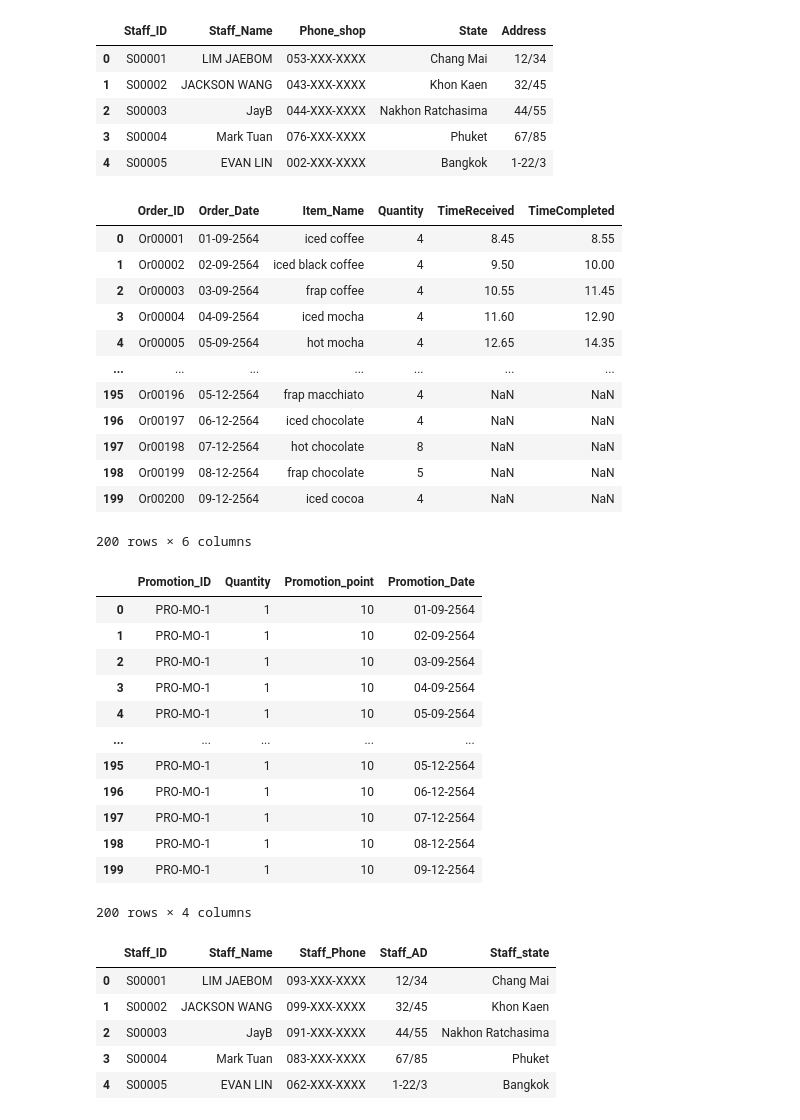
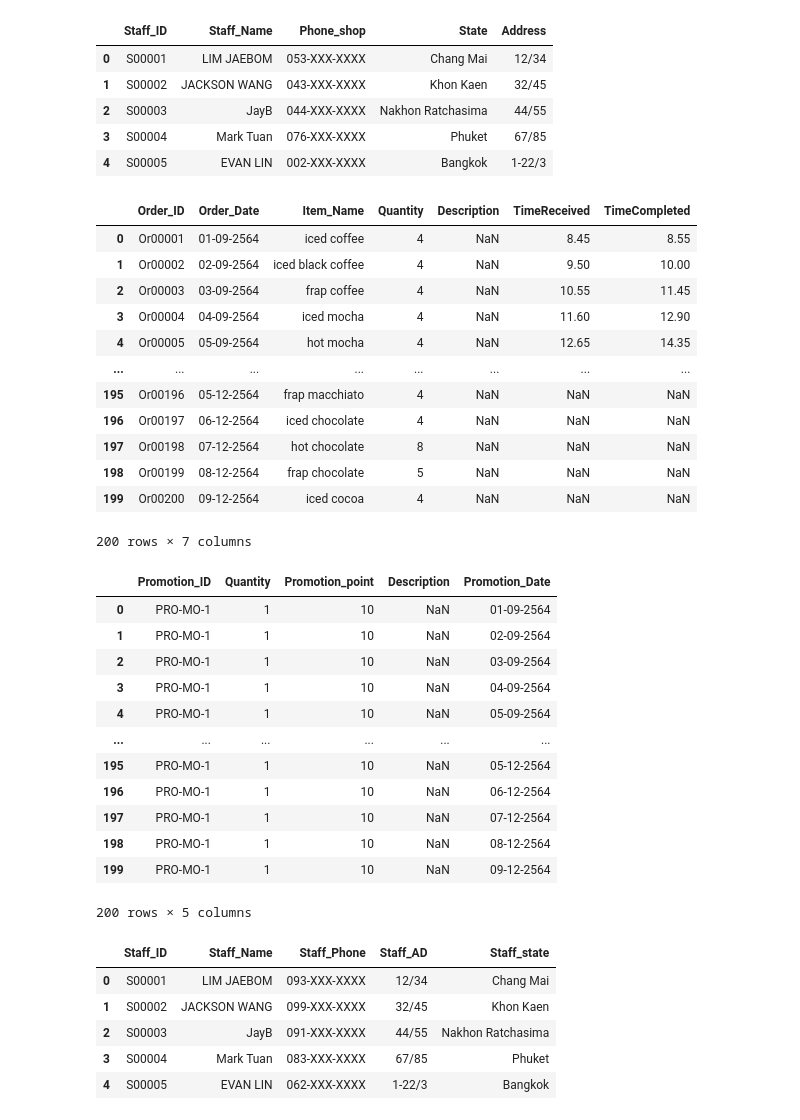
Before and after one commit to kittikhun62/DQ, a Jupyter notebook: ProjectCafe.ipynb, the cells around one changed output. Cells and saved outputs as stored; diff of their text form; code cells hidden in the pictures.

```diff
--- a/ProjectCafe.ipynb
+++ b/ProjectCafe.ipynb
@@ -132,37 +133,37 @@ Manager
 | 3 | S00004 | Mark Tuan | 076-XXX-XXXX | Phuket | 67/85 |
 | 4 | S00005 | EVAN LIN | 002-XXX-XXXX | Bangkok | 1-22/3 |
 # %%
-Order = pd.read_csv('/content/drive/MyDrive/BAcafe/Order.csv')
+Order = pd.read_csv('/content/drive/MyDrive/DQ/Order.xlsx - Order.csv')
 Order
 # %% [output]
-|  | Order_ID | Order_Date | Item_Name | Quantity | TimeReceived | TimeCompleted |
-| 0 | Or00001 | 01-09-2564 | iced coffee | 4 | 8.45 | 8.55 |
-| 1 | Or00002 | 02-09-2564 | iced black coffee | 4 | 9.50 | 10.00 |
-| 2 | Or00003 | 03-09-2564 | frap coffee | 4 | 10.55 | 11.45 |
-| 3 | Or00004 | 04-09-2564 | iced mocha | 4 | 11.60 | 12.90 |
-| 4 | Or00005 | 05-09-2564 | hot mocha | 4 | 12.65 | 14.35 |
-| ... | ... | ... | ... | ... | ... | ... |
-| 195 | Or00196 | 05-12-2564 | frap macchiato | 4 | NaN | NaN |
-| 196 | Or00197 | 06-12-2564 | iced chocolate | 4 | NaN | NaN |
-| 197 | Or00198 | 07-12-2564 | hot chocolate | 8 | NaN | NaN |
-| 198 | Or00199 | 08-12-2564 | frap chocolate | 5 | NaN | NaN |
-| 199 | Or00200 | 09-12-2564 | iced cocoa | 4 | NaN | NaN |
+|  | Order_ID | Order_Date | Item_Name | Quantity | Description | TimeReceived | TimeCompleted |
+| 0 | Or00001 | 01-09-2564 | iced coffee | 4 | NaN | 8.45 | 8.55 |
+| 1 | Or00002 | 02-09-2564 | iced black coffee | 4 | NaN | 9.50 | 10.00 |
+| 2 | Or00003 | 03-09-2564 | frap coffee | 4 | NaN | 10.55 | 11.45 |
+| 3 | Or00004 | 04-09-2564 | iced mocha | 4 | NaN | 11.60 | 12.90 |
+| 4 | Or00005 | 05-09-2564 | hot mocha | 4 | NaN | 12.65 | 14.35 |
+| ... | ... | ... | ... | ... | ... | ... | ... |
+| 195 | Or00196 | 05-12-2564 | frap macchiato | 4 | NaN | NaN | NaN |
+| 196 | Or00197 | 06-12-2564 | iced chocolate | 4 | NaN | NaN | NaN |
+| 197 | Or00198 | 07-12-2564 | hot chocolate | 8 | NaN | NaN | NaN |
+| 198 | Or00199 | 08-12-2564 | frap chocolate | 5 | NaN | NaN | NaN |
+| 199 | Or00200 | 09-12-2564 | iced cocoa | 4 | NaN | NaN | NaN |
-200 rows × 6 columns
+200 rows × 7 columns
 # %%
-Promotion = pd.read_csv('/content/drive/MyDrive/BAcafe/Promotion.csv')
+Promotion = pd.read_csv('/content/drive/MyDrive/DQ/Promotion.xlsx - Promotion.csv')
 Promotion
 # %% [output]
-|  | Promotion_ID | Quantity | Promotion_point | Promotion_Date |
-| 0 | PRO-MO-1 | 1 | 10 | 01-09-2564 |
-| 1 | PRO-MO-1 | 1 | 10 | 02-09-2564 |
-| 2 | PRO-MO-1 | 1 | 10 | 03-09-2564 |
-| 3 | PRO-MO-1 | 1 | 10 | 04-09-2564 |
-| 4 | PRO-MO-1 | 1 | 10 | 05-09-2564 |
-| ... | ... | ... | ... | ... |
-| 195 | PRO-MO-1 | 1 | 10 | 05-12-2564 |
-| 196 | PRO-MO-1 | 1 | 10 | 06-12-2564 |
-| 197 | PRO-MO-1 | 1 | 10 | 07-12-2564 |
-| 198 | PRO-MO-1 | 1 | 10 | 08-12-2564 |
-| 199 | PRO-MO-1 | 1 | 10 | 09-12-2564 |
+|  | Promotion_ID | Quantity | Promotion_point | Description | Promotion_Date |
+| 0 | PRO-MO-1 | 1 | 10 | NaN | 01-09-2564 |
+| 1 | PRO-MO-1 | 1 | 10 | NaN | 02-09-2564 |
+| 2 | PRO-MO-1 | 1 | 10 | NaN | 03-09-2564 |
+| 3 | PRO-MO-1 | 1 | 10 | NaN | 04-09-2564 |
+| 4 | PRO-MO-1 | 1 | 10 | NaN | 05-09-2564 |
+| ... | ... | ... | ... | ... | ... |
+| 195 | PRO-MO-1 | 1 | 10 | NaN | 05-12-2564 |
+| 196 | PRO-MO-1 | 1 | 10 | NaN | 06-12-2564 |
+| 197 | PRO-MO-1 | 1 | 10 | NaN | 07-12-2564 |
+| 198 | PRO-MO-1 | 1 | 10 | NaN | 08-12-2564 |
+| 199 | PRO-MO-1 | 1 | 10 | NaN | 09-12-2564 |
-200 rows × 4 columns
+200 rows × 5 columns
 # %%
```
Also changed, not shown: parts of 13 cells of this notebook.
